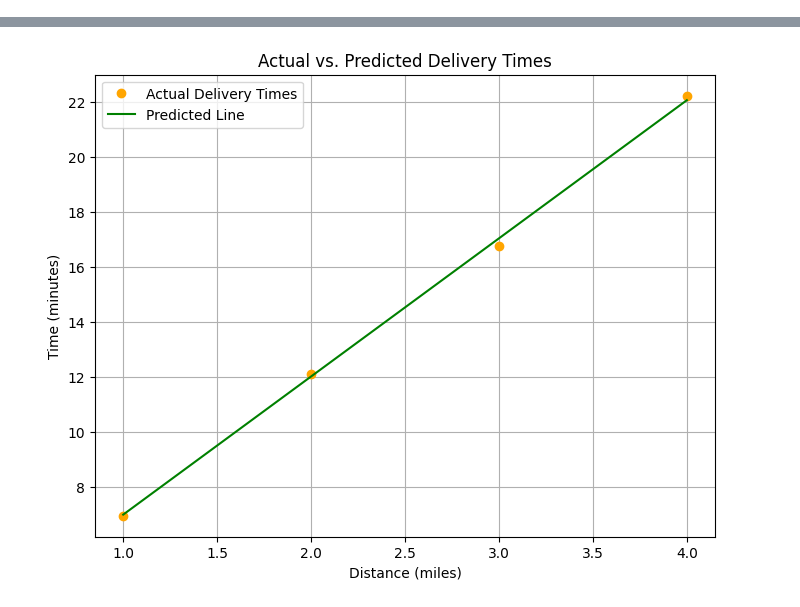
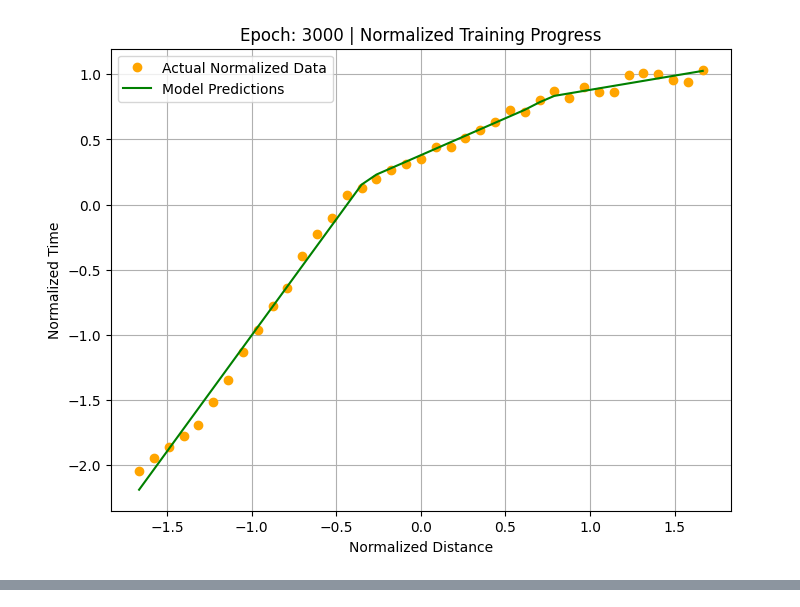
Before and after one commit to Aniket2812/delivery-time-prediction, a Jupyter notebook: delivery_time_prediction.ipynb, the cells around one changed output, grey strips where cells are left out. Cells and saved outputs as stored; diff of their text form; code cells hidden in the pictures.

```diff
--- a/delivery_time_prediction.ipynb
+++ b/delivery_time_prediction.ipynb
@@ -18,20 +49,42 @@ model = nn.Sequential(nn.Linear(1, 1))
+# %%
+# model = nn.Sequential(nn.Linear(1, 1))
+
+torch.manual_seed(27)
+
+model = nn.Sequential(
+    nn.Linear(1, 3),
+    nn.ReLU(),
+    nn.Linear(3, 1)
+)
 # %%
 #loss function and optimizer
 loss_function = nn.MSELoss()
 optimizer = optim.SGD(model.parameters(), lr=0.01)
 # %%
 # Training loop
-for epoch in range(500):
+for epoch in range(3000):
+    # Reset the optimizer's gradients
     optimizer.zero_grad()
-    # forward pass
-    outputs = model(distances)
-    # Calculate the loss
-    loss = loss_function(outputs, times)
-    # backward pass
+    #forward pass
+    outputs = model(distances_norm)
+    #loss functio9n
+    loss = loss_function(outputs, times_norm)
+    #backward pass
     loss.backward()
     # Update the model's parameters
     optimizer.step()
 
+    #plotting every 50 epochs
     if (epoch + 1) % 50 == 0:
-        print(f"Epoch {epoch + 1}: Loss = {loss.item()}")
+        helper_utils.plot_training_progress(
+            epoch=epoch,
+            loss=loss,
+            model=model,
+            distances_norm=distances_norm,
+            times_norm=times_norm
+        )
+
+print("\nTraining Complete.")
+print(f"\nFinal Loss: {loss.item()}")
 # %% [output]
+[figure, added]
@@ -48,4 +93,0 @@ Epoch 500: Loss = 0.026361485943198204
-# %%
-helper_utils.plot_results(model, distances, times)
-# %% [output]
-[figure, removed]
```
Also changed, not shown: parts of 12 cells of this notebook.
